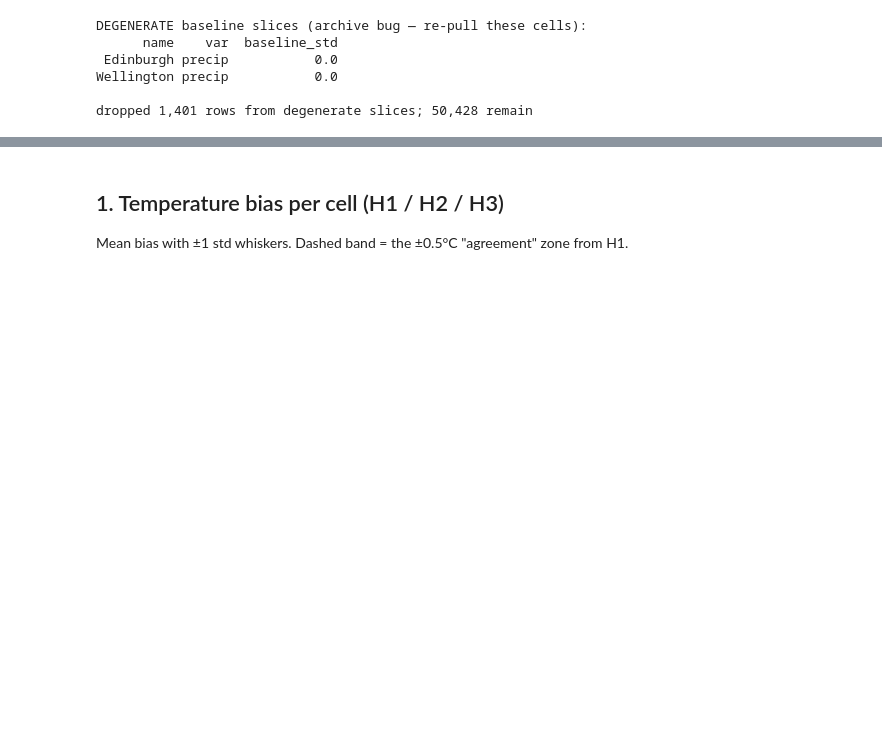
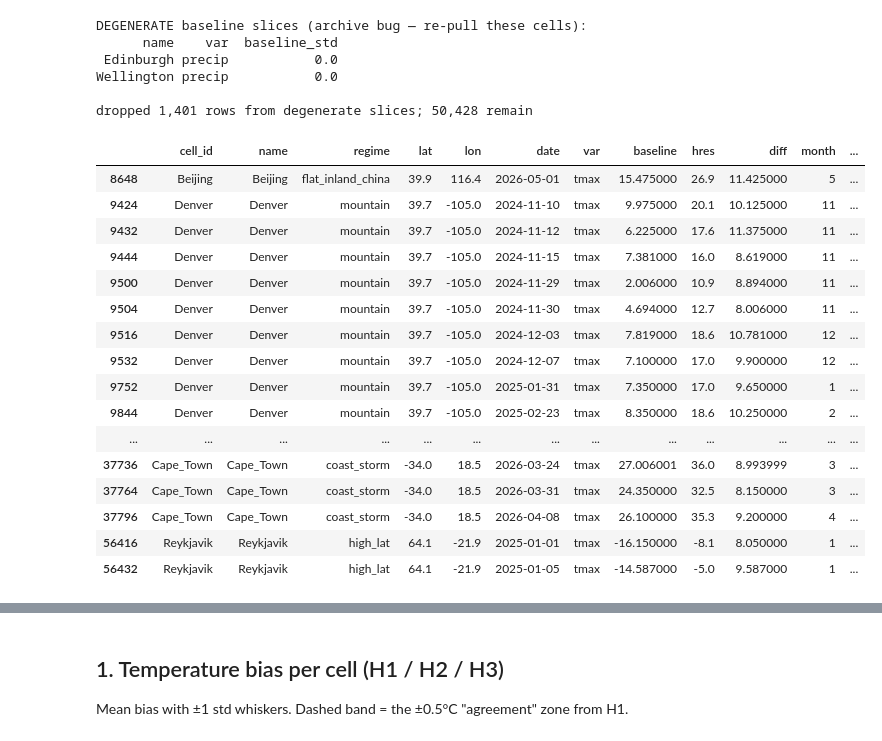
Before and after one commit to theitush/WeatherBaseline, a Jupyter notebook: scripts/bias_study/bias_study.ipynb, the cells around one changed output, grey strips where cells are left out. Drawn from its saved outputs; the diff is of its cells as text; code cells hidden in the pictures; blank space fills up the shorter version.

```diff
--- a/scripts/bias_study/bias_study.ipynb
+++ b/scripts/bias_study/bias_study.ipynb
@@ -101,3 +101,24 @@ DEGENERATE baseline slices (archive bug — re-pull these cells):
 Wellington precip           0.0
 
 dropped 1,401 rows from degenerate slices; 50,428 remain
+# %%
+df[(df['var']=='tmax') & (df['diff'] > 8)
+]
+# %% [output]
+|  | cell_id | name | regime | lat | lon | date | var | baseline | hres | diff | month | ... |
+| 8648 | Beijing | Beijing | flat_inland_china | 39.9 | 116.4 | 2026-05-01 | tmax | 15.475000 | 26.9 | 11.425000 | 5 | ... |
+| 9424 | Denver | Denver | mountain | 39.7 | -105.0 | 2024-11-10 | tmax | 9.975000 | 20.1 | 10.125000 | 11 | ... |
+| 9432 | Denver | Denver | mountain | 39.7 | -105.0 | 2024-11-12 | tmax | 6.225000 | 17.6 | 11.375000 | 11 | ... |
+| 9444 | Denver | Denver | mountain | 39.7 | -105.0 | 2024-11-15 | tmax | 7.381000 | 16.0 | 8.619000 | 11 | ... |
+| 9500 | Denver | Denver | mountain | 39.7 | -105.0 | 2024-11-29 | tmax | 2.006000 | 10.9 | 8.894000 | 11 | ... |
+| 9504 | Denver | Denver | mountain | 39.7 | -105.0 | 2024-11-30 | tmax | 4.694000 | 12.7 | 8.006000 | 11 | ... |
+| 9516 | Denver | Denver | mountain | 39.7 | -105.0 | 2024-12-03 | tmax | 7.819000 | 18.6 | 10.781000 | 12 | ... |
+| 9532 | Denver | Denver | mountain | 39.7 | -105.0 | 2024-12-07 | tmax | 7.100000 | 17.0 | 9.900000 | 12 | ... |
+| 9752 | Denver | Denver | mountain | 39.7 | -105.0 | 2025-01-31 | tmax | 7.350000 | 17.0 | 9.650000 | 1 | ... |
+| 9844 | Denver | Denver | mountain | 39.7 | -105.0 | 2025-02-23 | tmax | 8.350000 | 18.6 | 10.250000 | 2 | ... |
+| ... | ... | ... | ... | ... | ... | ... | ... | ... | ... | ... | ... | ... |
+| 37736 | Cape_Town | Cape_Town | coast_storm | -34.0 | 18.5 | 2026-03-24 | tmax | 27.006001 | 36.0 | 8.993999 | 3 | ... |
+| 37764 | Cape_Town | Cape_Town | coast_storm | -34.0 | 18.5 | 2026-03-31 | tmax | 24.350000 | 32.5 | 8.150000 | 3 | ... |
+| 37796 | Cape_Town | Cape_Town | coast_storm | -34.0 | 18.5 | 2026-04-08 | tmax | 26.100000 | 35.3 | 9.200000 | 4 | ... |
+| 56416 | Reykjavik | Reykjavik | high_lat | 64.1 | -21.9 | 2025-01-01 | tmax | -16.150000 | -8.1 | 8.050000 | 1 | ... |
+| 56432 | Reykjavik | Reykjavik | high_lat | 64.1 | -21.9 | 2025-01-05 | tmax | -14.587000 | -5.0 | 9.587000 | 1 | ... |
```
Also changed, not shown: parts of 1 cell of this notebook.
